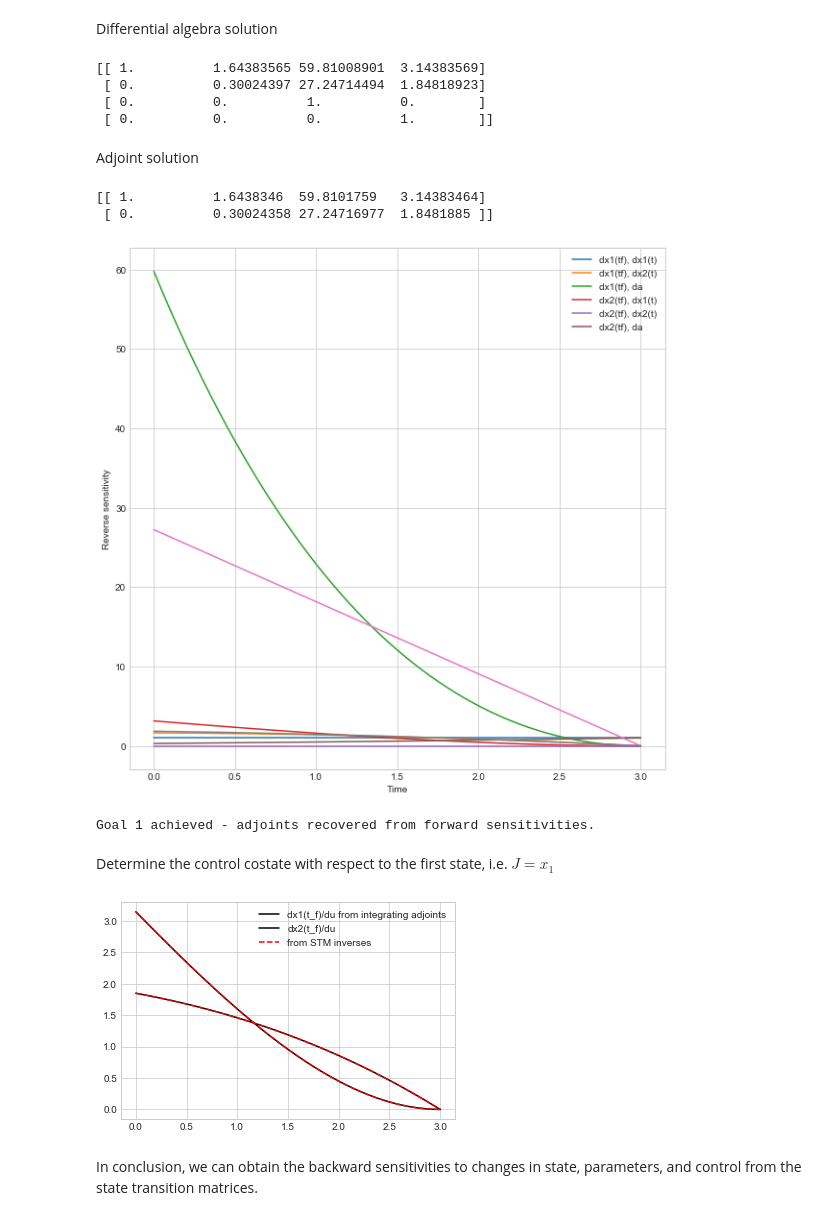
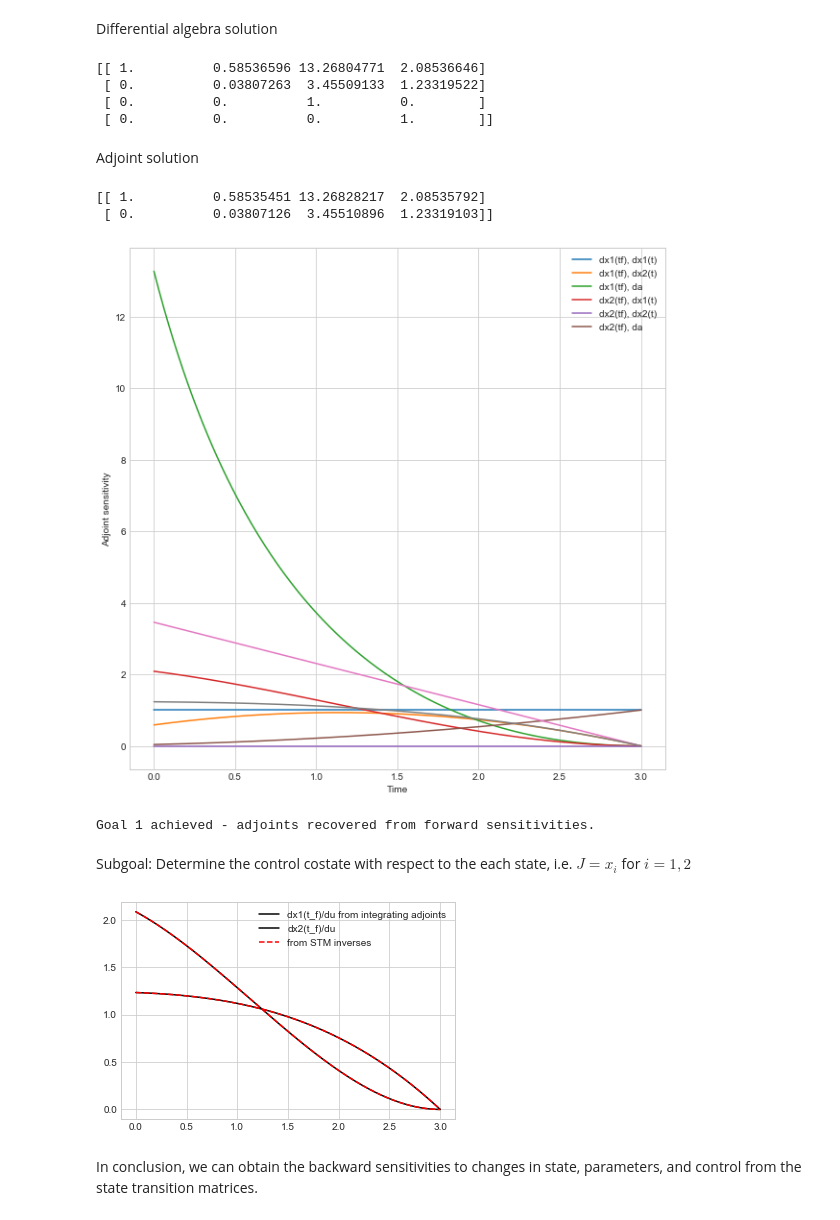
Before and after one commit to CDNoyes/EDL-Py, a Jupyter notebook: Sensitivity.ipynb, the cells around one changed output. Saved outputs shown, nothing was run; the diff lists cells and outputs as text; code cells hidden in the pictures.

Commit message:
Adjoint/STM sensitivity nb update

```diff
--- a/Sensitivity.ipynb
+++ b/Sensitivity.ipynb
@@ -19,6 +23,8 @@ from Utils.ASRE import ASREC
 # from Utils.autograd_adjoint import odeint
 # %% [output]
 ['bmh', 'classic', 'dark_background', 'fast', 'fivethirtyeight', 'ggplot', 'grayscale', 'seaborn-bright', 'seaborn-colorblind', 'seaborn-dark-palette', 'seaborn-dark', 'seaborn-darkgrid', 'seaborn-dee ...
+# %%
+plt.style.use("seaborn-whitegrid")
 # %% [markdown]
 # Goal 1
 Compare forward sensitivity using DA+RK4 implementation with adjoint sensitivity, demostrating that they indeed produce the same information.
@@ -36,8 +42,18 @@ def jacobian(x, a):
 tf = 3
 t = np.linspace(0, tf, 300)
 
-a = 0.05
+a = 0.25
 x0 = [13, -5.5, a, 0]
+# %%
+x = RK4(dynamics, x0[:2], t, args=(a, lambda t,x,a: 0))
+xf = x[-1]
+x_new = RK4(dynamics, xf, t[::-1], args=(a, lambda t,x,a: 0))
+
+# Just verifying fwd/bkw integration
+# plt.plot(t, x, 'o', label='Fwd')
+# plt.plot(t, x_new[::-1], label='Bwd')
+# plt.legend()
+# plt.show()
 # %% [markdown]
 Differential algebra solution
 # %%
@@ -54,8 +70,8 @@ hessian = [da.hessian(x, names) for x in X[-1]]
 print(stm[-1])
 # print(hessian[1])
 # %% [output]
-[[ 1.          1.64383565 59.81008901  3.14383569]
- [ 0.          0.30024397 27.24714494  1.84818923]
+[[ 1.          0.58536596 13.26804771  2.08536646]
+ [ 0.          0.03807263  3.45509133  1.23319522]
  [ 0.          0.          1.          0.        ]
  [ 0.          0.          0.          1.        ]]
 # %% [markdown]
@@ -63,42 +79,41 @@ Adjoint solution
 # %%
 from scipy.interpolate import interp1d
 
 x = da.const(X, array=True)
 x_interp = interp1d(t, x, axis=0, bounds_error=False, fill_value=(x[0],x[-1]))
 # plt.plot(x.T[0],x.T[1])
 def adjoint_dyn(p, t, X, J,):
     x = X(t)
     A = J(x)
     dp = -A.T.dot(p)
     return dp
 
 J0 = []
 P0 = np.eye(4)[:2]
 plt.figure(figsize=(10,10))
 for p0 in P0:
     Y = odeint(adjoint_dyn, p0, t[::-1], args=(x_interp, lambda x: jacobian(x,a),))
     plt.plot(t, Y[::-1])
     J0.append(Y[-1])
 J0 = np.array(J0)
 print(J0)
 
 plt.xlabel('Time')
-plt.ylabel('Reverse sensitivity')
+plt.ylabel('Adjoint sensitivity')
 plt.legend(["dx1(tf), dx1(t)", "dx1(tf), dx2(t)", "dx1(tf), da","dx2(tf), dx1(t)", "dx2(tf), dx2(t)", "dx2(tf), da"])
 plt.show()
 # %% [output]
-[[ 1.          1.6438346  59.8101759   3.14383464]
- [ 0.          0.30024358 27.24716977  1.8481885 ]]
+[[ 1.          0.58535451 13.26828217  2.08535792]
+ [ 0.          0.03807126  3.45510896  1.23319103]]
-[figure, old version]
+[figure, new version]
 # %%
 assert np.allclose(gradient[:2], J0, rtol=1e-1, atol=1e-2), "Forward and Adjoint Sensitivities do not match!\nMax error = {:.3g}".format(np.max(np.abs(gradient[:2]-J0)))
 print("Goal 1 achieved - adjoints recovered from forward sensitivities.")
 # %% [output]
 Goal 1 achieved - adjoints recovered from forward sensitivities.
 # %% [markdown]
-Determine the control costate with respect to the first state, i.e. $J = x_1$
+Subgoal: Determine the control costate with respect to the each state, i.e. $J = x_i$ for $i = {1,2}$
 # %%
-from scipy.integrate import cumtrapz
 # This recovers the costates from STM
 dJdx = [[1, 0, 0, 0],[0,1,0,0]]
 stmi = [np.linalg.inv(st) for st in stm]
@@ -109,7 +124,7 @@ p1 = np.array([np.dot(C, si) for si in stmi])
 # p1 = [dx1/dx; dx2/dx]
 dfdu = [0, 1, 0, 0]
 # pu1 =  dx1(t_f)/du
-pu1 =np.array( [np.trapz(x=t[i:], y=p1[i:,0,1]) for i in range(t.size)])  # Guaranteed to be correct
+pu1 = np.array( [np.trapz(x=t[i:], y=p1[i:,0,1]) for i in range(t.size)])  # Guaranteed to be correct
 pu1_= -cumtrapz(x=t[::-1], y=np.squeeze(p1[::-1,0,1]), initial=0)[::-1] # so many weird flips required
 # Since integration is from tf to t, time and costate need to be reversed. Then, to plot against t, it must be reversed
 # The negative sign is because pu1 is integrating forward, while pu1_ is integrating backward
@@ -125,6 +140,6 @@ plt.plot(t, p1[:, 1, 3], 'r--')
 plt.legend()
 plt.show()
 # %% [output]
-[figure, old version]
+[figure, new version]
 # %% [markdown]
 In conclusion, we can obtain the backward sensitivities to changes in state, parameters, and control from the state transition matrices.
```
Also changed, not shown: parts of 12 cells of this notebook.
